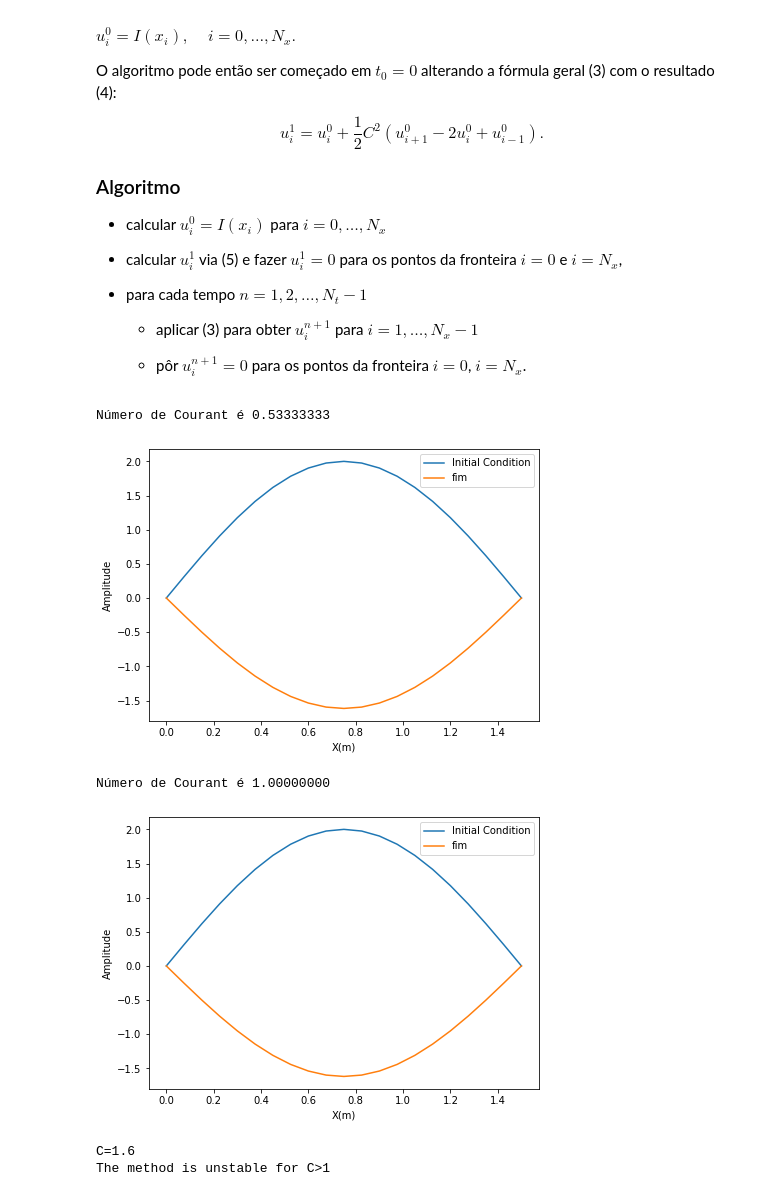
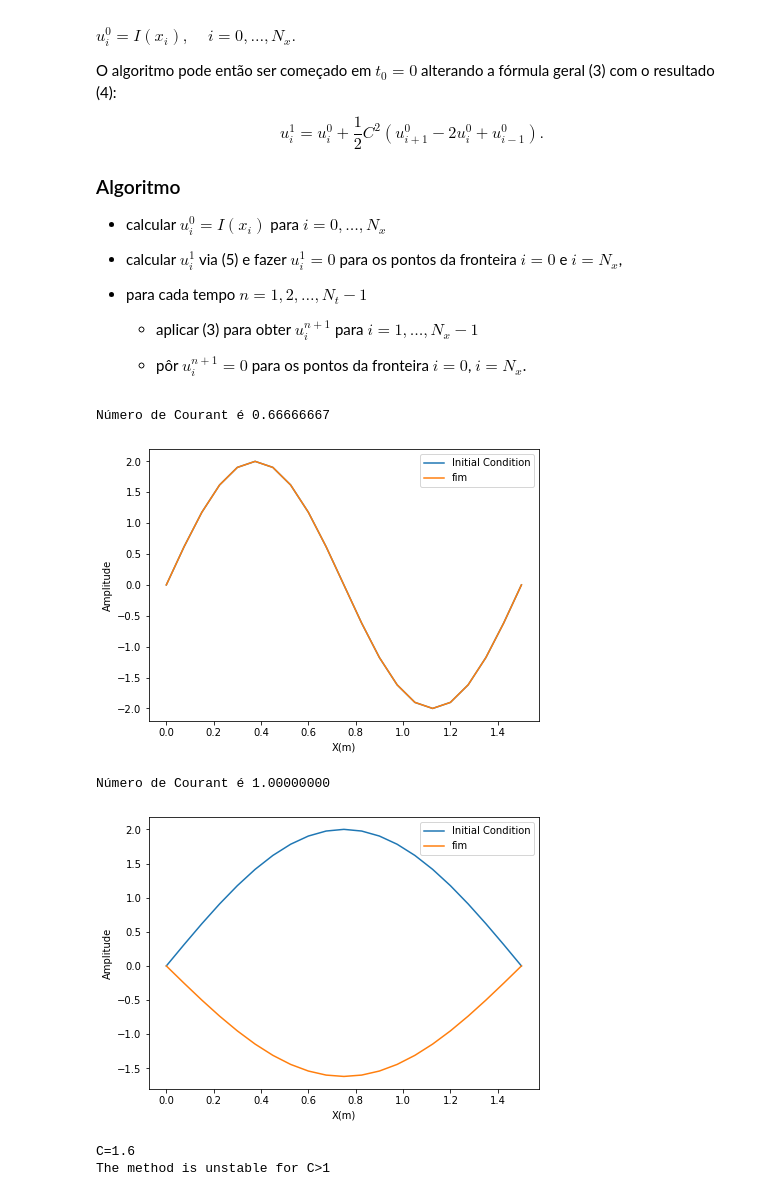
Before and after one commit to caua-veiga/Metodos-Computacionais-2022, a Jupyter notebook: TPs/Notebooks/TP 7.ipynb, the cells around one changed output. Cells and saved outputs as stored; diff of their text form; code cells hidden in the pictures.

```diff
--- a/TPs/Notebooks/TP 7.ipynb
+++ b/TPs/Notebooks/TP 7.ipynb
@@ -46,7 +46,7 @@ def initial_condition(x,*args):
     return A * np.sin(np.pi/L * m * x)
 
 
-def explicit_method(Nx,Nt,xmax,tmax,I,A,m):
+def explicit_method(Nx,Nt,xmax,tmax,c,I,A,m):
     '''
     O esquema é estável para C<=1
     '''
@@ -58,7 +58,7 @@ def explicit_method(Nx,Nt,xmax,tmax,I,A,m):
     dx   = x[1] - x[0]
     dt   = t[1] - t[0]
 
-    c    = 1.
+    #c    = 1.
     C    = c*dt/dx            # número de Courant
     if C > 1:
         print(f'C={C}\nThe method is unstable for C>1')
@@ -107,18 +107,18 @@ def explicit_method(Nx,Nt,xmax,tmax,I,A,m):
     plt.show()
 
     return u_1
+# %%
+exp = explicit_method(20,30,1.5,1.5,1,initial_condition,2,2)
+# %% [output]
+Número de Courant é 0.66666667
+[figure, added]
 # %%
-exp = explicit_method(20,30,1.5,1.2,initial_condition,2,1)
+exp = explicit_method(20,16,1.5,1.2,1,initial_condition,2,1)
 # %% [output]
-Número de Courant é 0.53333333
+Número de Courant é 1.00000000
 [figure]
 # %%
-exp = explicit_method(20,16,1.5,1.2,initial_condition,2,1)
+exp = explicit_method(20,10,1.5,1.2,1,initial_condition,2,1)
 # %% [output]
-Número de Courant é 1.00000000
+C=1.6
+The method is unstable for C>1
-[figure, removed]
-# %%
-exp = explicit_method(20,10,1.5,1.2,initial_condition,2,1)
-# %% [output]
-C=1.6
-The method is unstable for C>1
```
Also changed, not shown: parts of 3 cells of this notebook.
